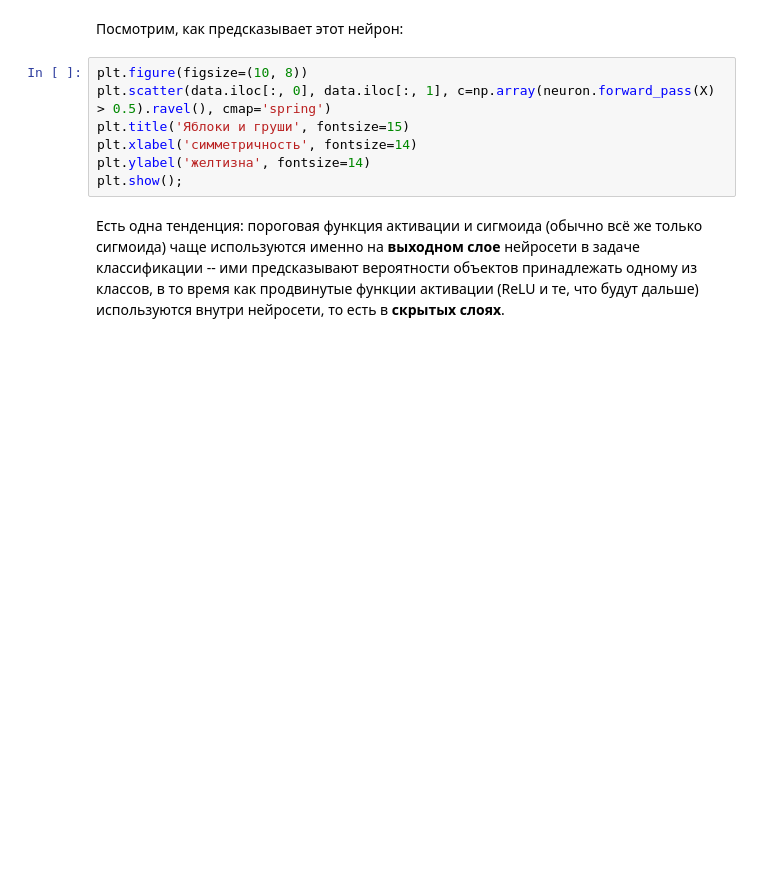
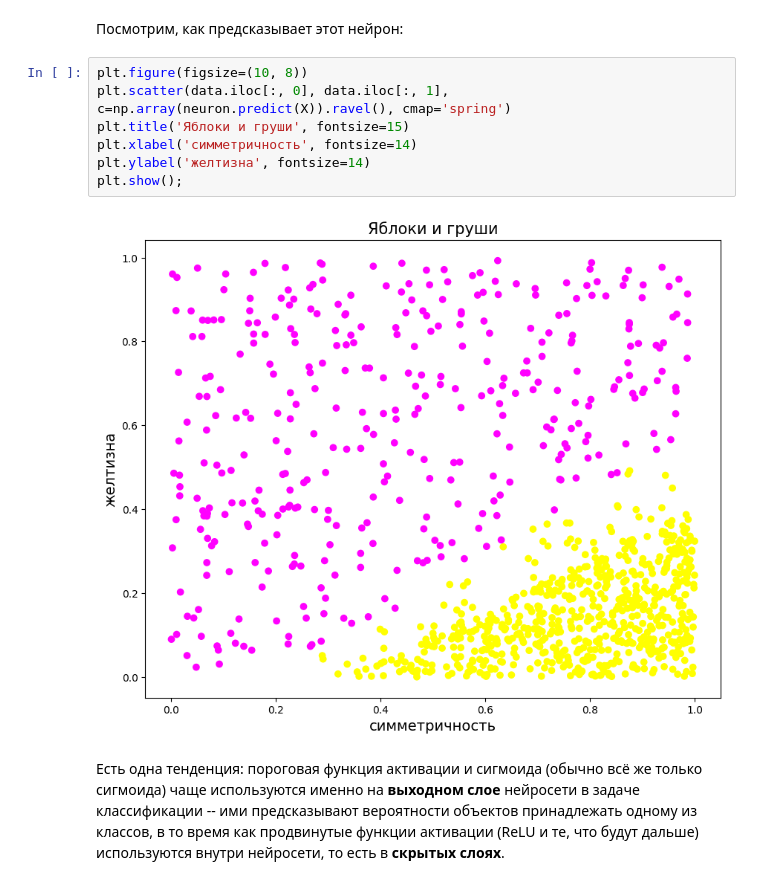
Before and after one commit to Patisson4/ML, a Jupyter notebook: lab6p2.ipynb, the cells around one changed output. Saved outputs shown, nothing was run; the diff lists cells and outputs as text; blank space fills up the shorter version.

Commit message:
chore: 6 part two and predict

```diff
--- a/lab6p2.ipynb
+++ b/lab6p2.ipynb
@@ -203,11 +242,13 @@ plt.show()
 Посмотрим, как предсказывает этот нейрон:
 # %%
 plt.figure(figsize=(10, 8))
-plt.scatter(data.iloc[:, 0], data.iloc[:, 1], c=np.array(neuron.forward_pass(X) > 0.5).ravel(), cmap='spring')
+plt.scatter(data.iloc[:, 0], data.iloc[:, 1], c=np.array(neuron.predict(X)).ravel(), cmap='spring')
 plt.title('Яблоки и груши', fontsize=15)
 plt.xlabel('симметричность', fontsize=14)
 plt.ylabel('желтизна', fontsize=14)
 plt.show();
+# %% [output]
+[figure, added]
 # %% [markdown]
 Есть одна тенденция: пороговая функция активации и сигмоида (обычно всё же только сигмоида) чаще используются именно на **выходном слое** нейросети в задаче классификации -- ими предсказывают вероятности объектов принадлежать одному из классов, в то время как продвинутые функции активации (ReLU и те, что будут дальше) используются внутри нейросети, то есть в **скрытых слоях**.
 # %% [markdown]
```
Also changed, not shown: parts of 24 cells of this notebook, 1 other file.
